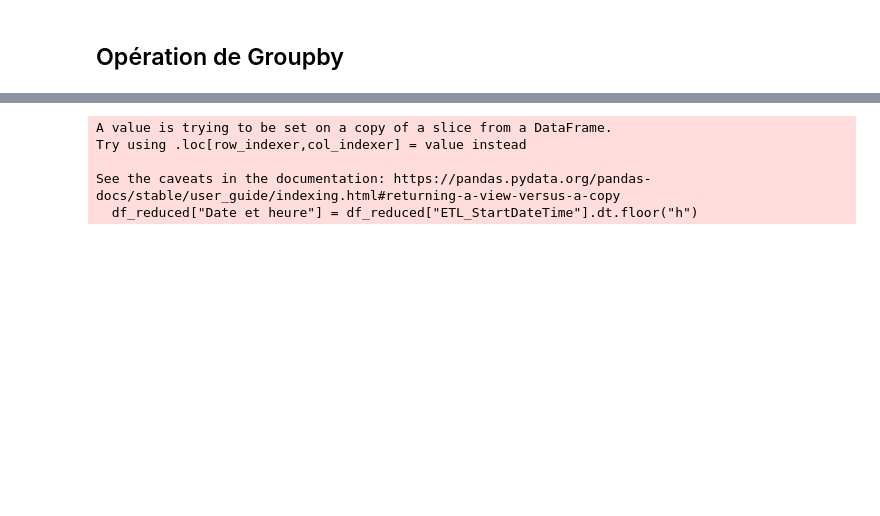
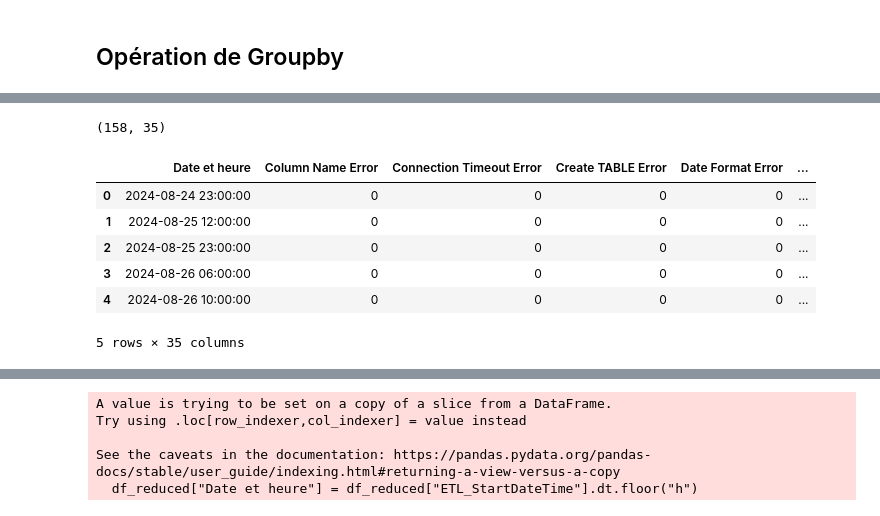
Before and after one commit to AntoineValette/projet_industriel, a Jupyter notebook: notebook/fusion_log-logerror.ipynb, the cells around one changed output, grey strips where cells are left out. Saved outputs shown, nothing was run; the diff lists cells and outputs as text; code cells hidden in the pictures; blank space fills up the shorter version.

```diff
--- a/notebook/fusion_log-logerror.ipynb
+++ b/notebook/fusion_log-logerror.ipynb
@@ -193,0 +281,15 @@ A retenir : dans "other error" il y a 4 messages d'erreurs différents.On les n
+# %%
+# sommer le nb d'erreurs dans les colonnes erreur pour la vérification
+df_error_grouped2["Total_Errors"] = df_error_grouped2[error_columns].sum(axis=1)
+# %%
+print(df_error_grouped2.shape)
+df_error_grouped2.head()
+# %% [output]
+(158, 35)
+|  | Date et heure | Column Name Error | Connection Timeout Error | Create TABLE Error | Date Format Error | ... |
+| 0 | 2024-08-24 23:00:00 | 0 | 0 | 0 | 0 | ... |
+| 1 | 2024-08-25 12:00:00 | 0 | 0 | 0 | 0 | ... |
+| 2 | 2024-08-25 23:00:00 | 0 | 0 | 0 | 0 | ... |
+| 3 | 2024-08-26 06:00:00 | 0 | 0 | 0 | 0 | ... |
+| 4 | 2024-08-26 10:00:00 | 0 | 0 | 0 | 0 | ... |
+5 rows × 35 columns
```
Also changed, not shown: parts of 17 cells of this notebook.
